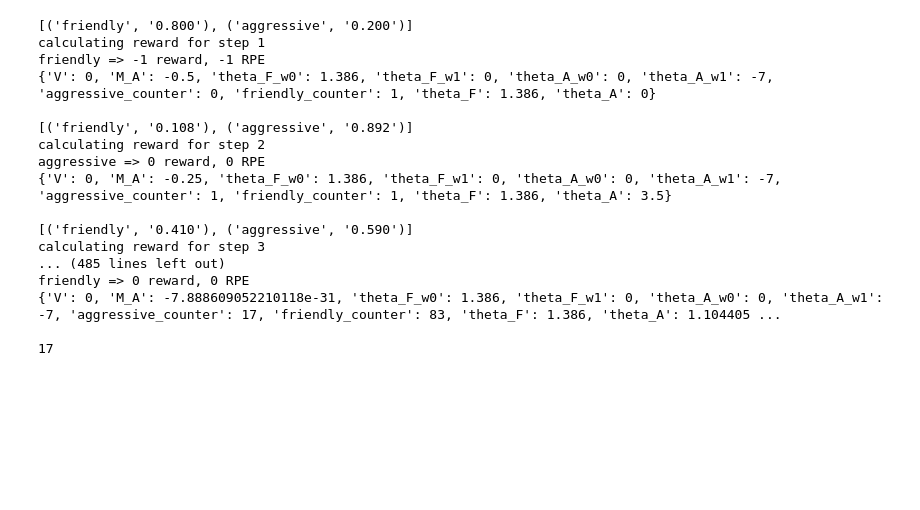
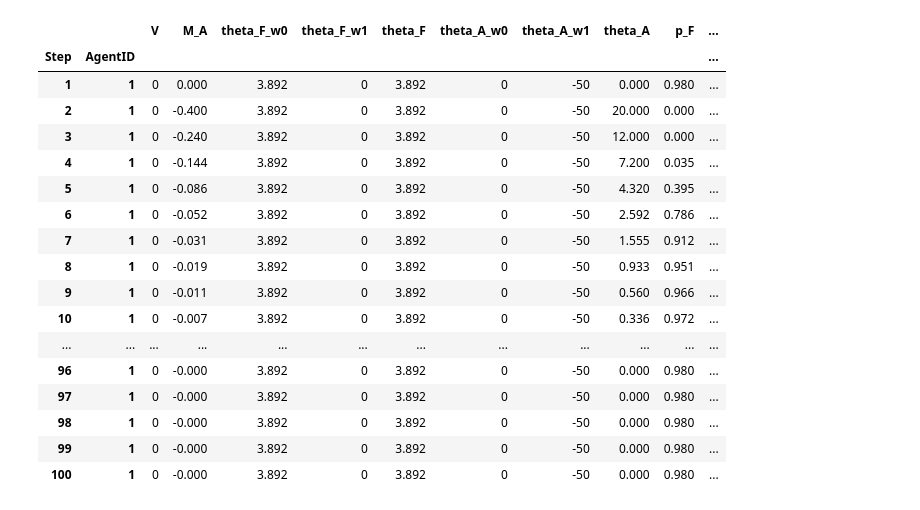
Before and after one commit to soelderer/formal_model_irritability, a Jupyter notebook: simulations/001_fnr_impulse_response/001_fnr_impulse_response.ipynb, the cells around one changed output. Saved outputs shown, nothing was run; the diff lists cells and outputs as text; code cells hidden in the pictures; blank space fills up the shorter version.

```diff
--- a/simulations/001_fnr_impulse_response/001_fnr_impulse_response.ipynb
+++ b/simulations/001_fnr_impulse_response/001_fnr_impulse_response.ipynb
@@ -2,56 +2,86 @@
 import model
 import importlib
 importlib.reload(model)
+import pandas as pd
+
+pd.set_option("display.max_rows", None)
+pd.set_option("display.max_columns", None)
+pd.set_option("display.max_colwidth", None)
+pd.set_option("display.width", None)
+pd.options.display.float_format = "{:.3f}".format
 
 init_variables = {
     "V": 0,
     "M_A": 0,
+    # TODO: M_A at t=1 is actually not defined. but setting 0 is justified?
 
     # prior tendencies for friendly behavior
-    "theta_F_w0": 1.386,  # should yield around 80% friendly in the beginning
+    "theta_F_w0": 3.892,  # should yield around 95% friendly in the beginning
     "theta_F_w1": 0,
 
     # prior tendencies for aggressive behavior
     "theta_A_w0": 0,
-    "theta_A_w1": -7,
+    "theta_A_w1": -50,
+
+    # Some variables will be calculated in the model
+    # or received from the environment
+    "p_A": None,
+    "p_F": None,
+    "r": None,
+    "rpe": None,
 }
+
+init_variables["theta_F"] = init_variables["theta_F_w0"] + init_variables[
+    "theta_F_w1"
+]
+
+init_variables["theta_A"] = init_variables["theta_A_w0"] + init_variables[
+    "theta_F_w1"
+]
 
 init_parameters = {
     # parameter for the exponential moving average of anger
-    "lambda_A": 0.50,
+    "lambda_A": 0.60,
 
     # controllability
     "C": 1
 }
 
 starter_model = model.IrritabilityModel(init_variables=init_variables,
                                         init_parameters=init_parameters)
 
 n_ticks = 100
 
 for _ in range(n_ticks):
     starter_model.step()
-    print("")
 
 aggressive_counter = starter_model.agents[0]._variables["aggressive_counter"]
 aggressive_percent = aggressive_counter / n_ticks
 
-print(aggressive_counter)
+# print(aggressive_counter)
+
+# Extract MoneyModel data in a Pandas dataframe
+data = starter_model.datacollector.get_agent_vars_dataframe()
+# g = sns.lineplot(data=gini)
+# g.set(title="Gini Coefficient over Time", ylabel="Gini Coefficient");
+
+display(data)
 # %% [output]
-[('friendly', '0.800'), ('aggressive', '0.200')]
-calculating reward for step 1
-friendly => -1 reward, -1 RPE
-{'V': 0, 'M_A': -0.5, 'theta_F_w0': 1.386, 'theta_F_w1': 0, 'theta_A_w0': 0, 'theta_A_w1': -7, 'aggressive_counter': 0, 'friendly_counter': 1, 'theta_F': 1.386, 'theta_A': 0}
-
-[('friendly', '0.108'), ('aggressive', '0.892')]
-calculating reward for step 2
-aggressive => 0 reward, 0 RPE
-{'V': 0, 'M_A': -0.25, 'theta_F_w0': 1.386, 'theta_F_w1': 0, 'theta_A_w0': 0, 'theta_A_w1': -7, 'aggressive_counter': 1, 'friendly_counter': 1, 'theta_F': 1.386, 'theta_A': 3.5}
-
-[('friendly', '0.410'), ('aggressive', '0.590')]
-calculating reward for step 3
-... (485 lines left out)
-friendly => 0 reward, 0 RPE
-{'V': 0, 'M_A': -7.888609052210118e-31, 'theta_F_w0': 1.386, 'theta_F_w1': 0, 'theta_A_w0': 0, 'theta_A_w1': -7, 'aggressive_counter': 17, 'friendly_counter': 83, 'theta_F': 1.386, 'theta_A': 1.104405 ...
-
-17
+|  |  | V | M_A | theta_F_w0 | theta_F_w1 | theta_F | theta_A_w0 | theta_A_w1 | theta_A | p_F | ... |
+| Step | AgentID |  |  |  |  |  |  |  |  |  | ... |
+| 1 | 1 | 0 | 0.000 | 3.892 | 0 | 3.892 | 0 | -50 | 0.000 | 0.980 | ... |
+| 2 | 1 | 0 | -0.400 | 3.892 | 0 | 3.892 | 0 | -50 | 20.000 | 0.000 | ... |
+| 3 | 1 | 0 | -0.240 | 3.892 | 0 | 3.892 | 0 | -50 | 12.000 | 0.000 | ... |
+| 4 | 1 | 0 | -0.144 | 3.892 | 0 | 3.892 | 0 | -50 | 7.200 | 0.035 | ... |
+| 5 | 1 | 0 | -0.086 | 3.892 | 0 | 3.892 | 0 | -50 | 4.320 | 0.395 | ... |
+| 6 | 1 | 0 | -0.052 | 3.892 | 0 | 3.892 | 0 | -50 | 2.592 | 0.786 | ... |
+| 7 | 1 | 0 | -0.031 | 3.892 | 0 | 3.892 | 0 | -50 | 1.555 | 0.912 | ... |
+| 8 | 1 | 0 | -0.019 | 3.892 | 0 | 3.892 | 0 | -50 | 0.933 | 0.951 | ... |
+| 9 | 1 | 0 | -0.011 | 3.892 | 0 | 3.892 | 0 | -50 | 0.560 | 0.966 | ... |
+| 10 | 1 | 0 | -0.007 | 3.892 | 0 | 3.892 | 0 | -50 | 0.336 | 0.972 | ... |
+| ... | ... | ... | ... | ... | ... | ... | ... | ... | ... | ... | ... |
+| 96 | 1 | 0 | -0.000 | 3.892 | 0 | 3.892 | 0 | -50 | 0.000 | 0.980 | ... |
+| 97 | 1 | 0 | -0.000 | 3.892 | 0 | 3.892 | 0 | -50 | 0.000 | 0.980 | ... |
+| 98 | 1 | 0 | -0.000 | 3.892 | 0 | 3.892 | 0 | -50 | 0.000 | 0.980 | ... |
+| 99 | 1 | 0 | -0.000 | 3.892 | 0 | 3.892 | 0 | -50 | 0.000 | 0.980 | ... |
+| 100 | 1 | 0 | -0.000 | 3.892 | 0 | 3.892 | 0 | -50 | 0.000 | 0.980 | ... |
```
Also changed, not shown: 1 other file.
